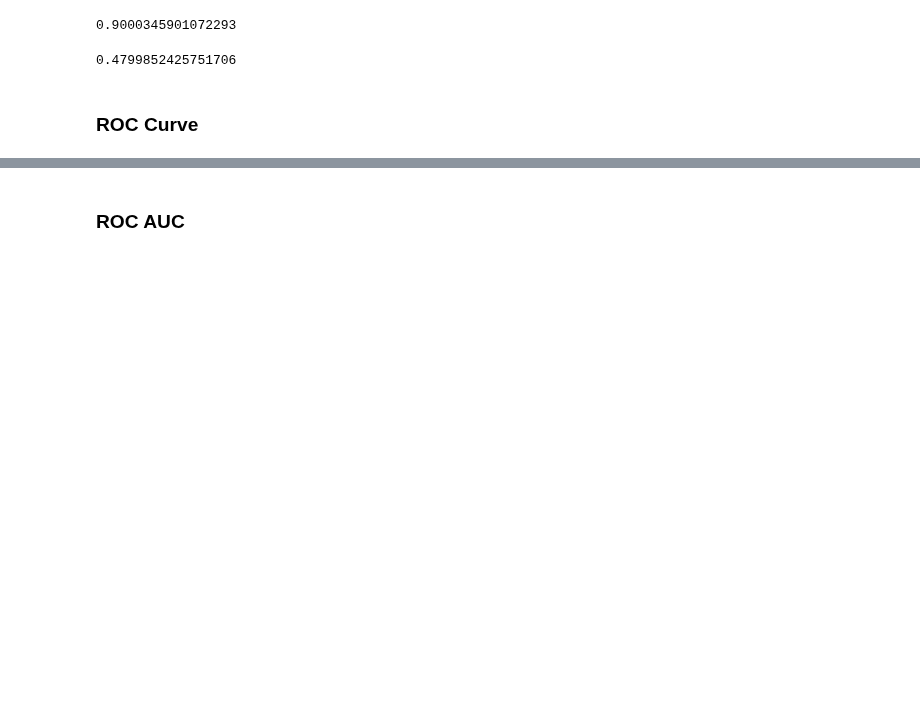
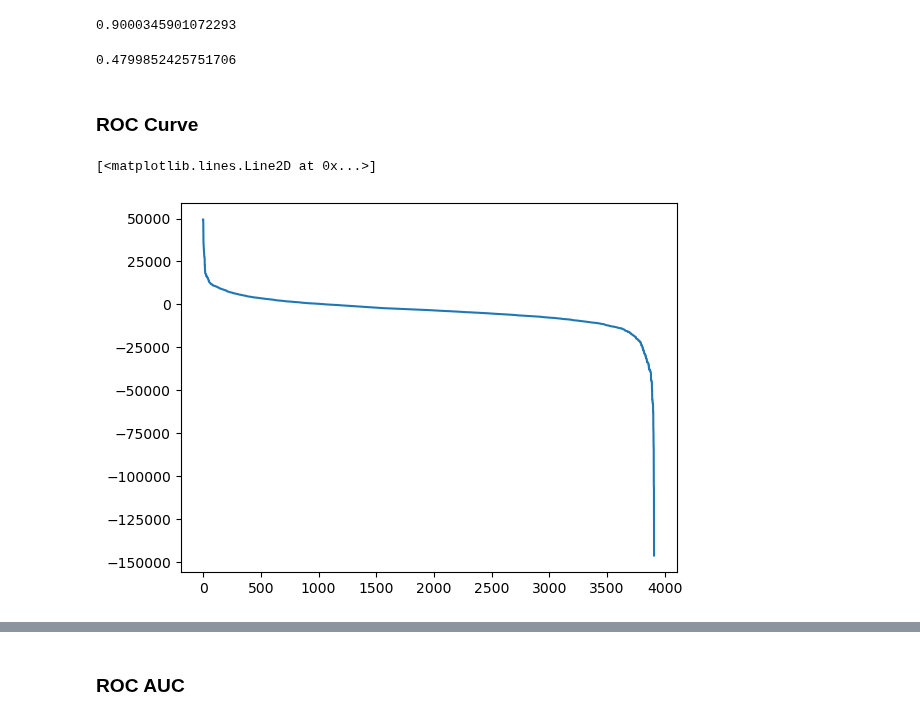
Before and after one commit to ericlau1987/hands_on_machine_learning_sklearn_keras_tensorflow, a Jupyter notebook: src/chapter3_classification/codes.ipynb, the cells around one changed output, grey strips where cells are left out. Drawn from its saved outputs; the diff is of its cells as text; code cells hidden in the pictures; blank space fills up the shorter version.

```diff
--- a/src/chapter3_classification/codes.ipynb
+++ b/src/chapter3_classification/codes.ipynb
@@ -230,0 +225,5 @@ plt.show()
+# %%
+plt.plot(thresholds)
+# %% [output]
+[<matplotlib.lines.Line2D at 0x...>]
+[figure, added]
```
Also changed, not shown: parts of 19 cells of this notebook.
